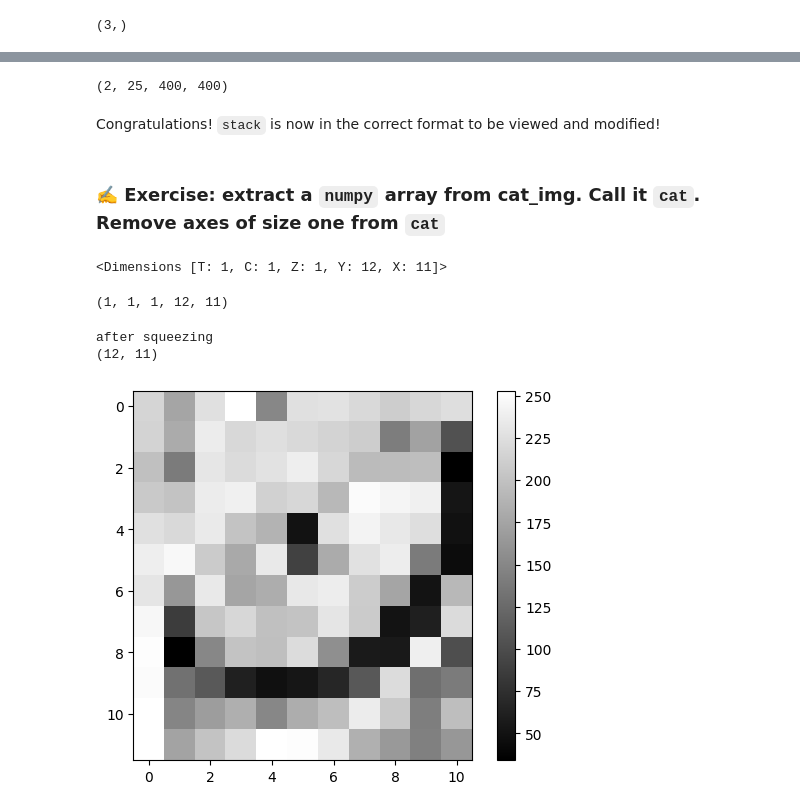
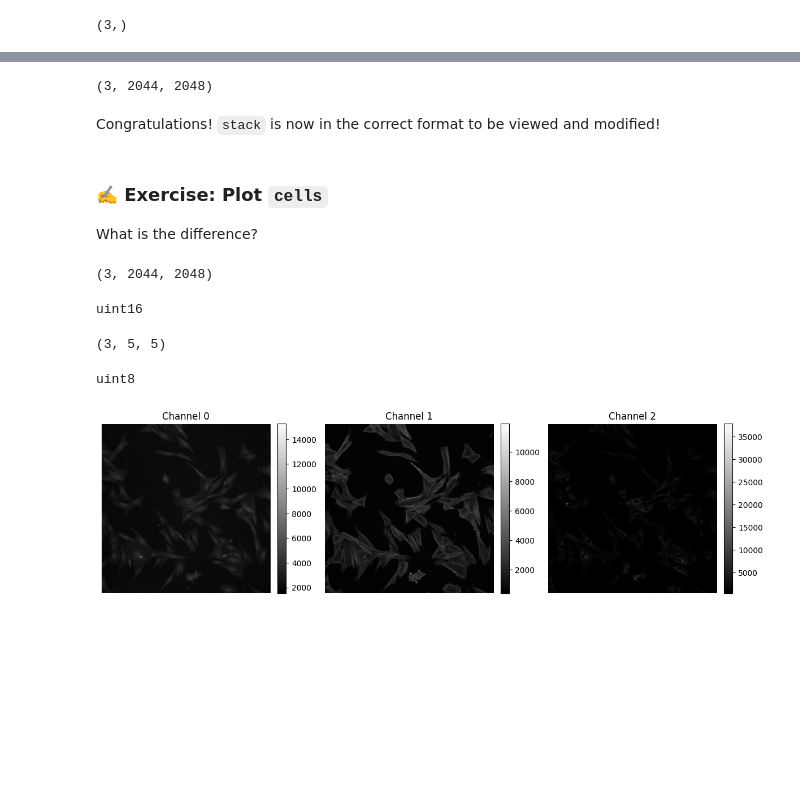
Before and after one commit to tlambert03/bobiac, a Jupyter notebook: content/04_digital_images_intro/python_for_bioimage_analysis.ipynb, the cells around one changed output, grey strips where cells are left out. Drawn from its saved outputs; the diff is of its cells as text; code cells hidden in the pictures; blank space fills up the shorter version.

````diff
--- a/content/04_digital_images_intro/python_for_bioimage_analysis.ipynb
+++ b/content/04_digital_images_intro/python_for_bioimage_analysis.ipynb
@@ -916,7 +948,7 @@ import bioio_tifffile
 # %% [markdown]
 ```bioio``` loads the image and metadata into a container. We name the container ```img```
 # %%
-img_path = "../../_static/images/python4bia/confocal-series.tif"
+img_path = "../../_static/images/python4bia/single_pos_002.nd2"
 img = BioImage(img_path)
 # %%
 type(img)
@@ -960,5 +992,5 @@ import numpy as np
 ```
 # %%
 # the image is contained in img.data
-stack = img.data
+cells = img.data
 # %%
@@ -1025,30 +1057,25 @@ print(nested_array_squeezed.shape)
 # %%
-stack = stack.squeeze()
+cells = cells.squeeze()
+print(cells.shape)
+# %% [output]
+(3, 2044, 2048)
-# %%
-print(
-    stack.shape
-)  # Notice how the order is different than when using tifffile to load the image!
-# %% [output]
-(2, 25, 400, 400)
 # %% [markdown]
 Congratulations! ```stack``` is now in the correct format to be viewed and modified!
 # %% [markdown]
-### ✍️ Exercise: extract a ```numpy``` array from cat_img. Call it ```cat```. Remove axes of size one from ```cat```
+### ✍️ Exercise: Plot ```cells```
+What is the difference?
 # %%
-cat_img_path = "../../_static/images/python4bia/cateye_nonsquare_ds.tif"
-cat_img = BioImage(cat_img_path)
-print(cat_img.dims)
-
-cat = cat_img.data  # cat is now a numpy array
-print(cat.shape)
-
-cat = cat.squeeze()  # remove empty dimensions
-print("after squeezing", cat.shape)
-
-simpleplot(cat)
+# previously, we ran show_all_channels() on threechannel. Compare cells and threechannel:
+print(cells.shape)  # This is a 2D array, so we can plot it
+print(cells.dtype)
+print(threechannel.shape)
+print(threechannel.dtype)
 # %% [output]
-<Dimensions [T: 1, C: 1, Z: 1, Y: 12, X: 11]>
+(3, 2044, 2048)
-(1, 1, 1, 12, 11)
+uint16
-after squeezing
-(12, 11)
+(3, 5, 5)
-[figure, removed]
+uint8
+# %%
+show_all_channels(cells, figsize=(12, 6))
+# %% [output]
+[figure, added]
````
Also changed, not shown: parts of 29 cells of this notebook, 1 other file.
